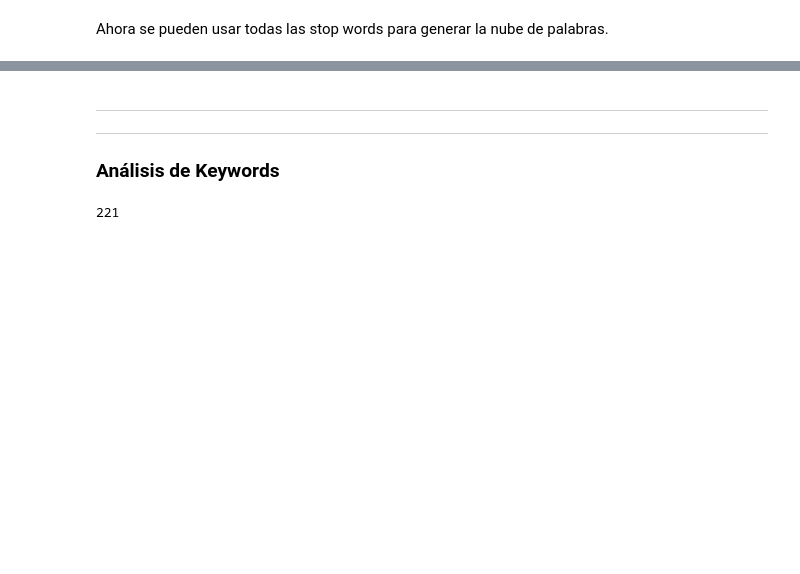
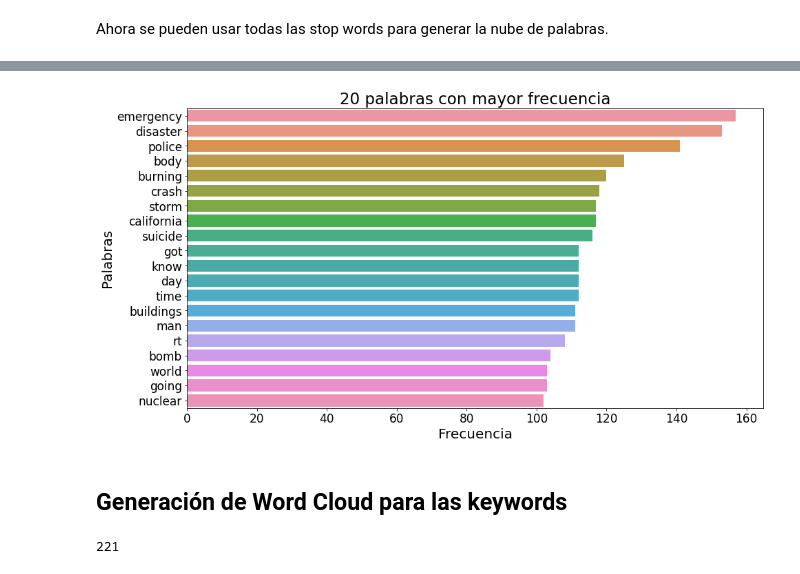
Before and after one commit to ffelfis/Orga_Datos_TPs, a Jupyter notebook: TP1/nb_Facundo.ipynb, the cells around one changed output, grey strips where cells are left out. Cells and saved outputs as stored; diff of their text form; code cells hidden in the pictures; blank space fills up the shorter version.

```diff
--- a/TP1/nb_Facundo.ipynb
+++ b/TP1/nb_Facundo.ipynb
@@ -377,7 +378,21 @@ NameError: name 'plt' is not defined
-# %% [markdown]
----
----
-### Análisis de Keywords
+# %%
+plt.figure(figsize=(15,8))
+
+kw = words_freq_des.index[0:20]
+counts = words_freq_des['count'].head(20)
+
+plot = sns.barplot(x = counts, y = kw, orient = 'h')
+plt.title('20 palabras con mayor frecuencia', fontsize=23)
+plt.xticks(fontsize=17, rotation=0)
+plt.yticks(fontsize=17)
+plt.xlabel('Frecuencia', fontsize=20)
+plt.ylabel('Palabras', fontsize=20)
+
+plt.show()
+# %% [output]
+[figure, added]
+# %% [markdown]
+## Generación de Word Cloud para las keywords
 # %%
 df_cleaned['keyword'].nunique()
 # %% [output]
```
Also changed, not shown: parts of 12 cells of this notebook.
